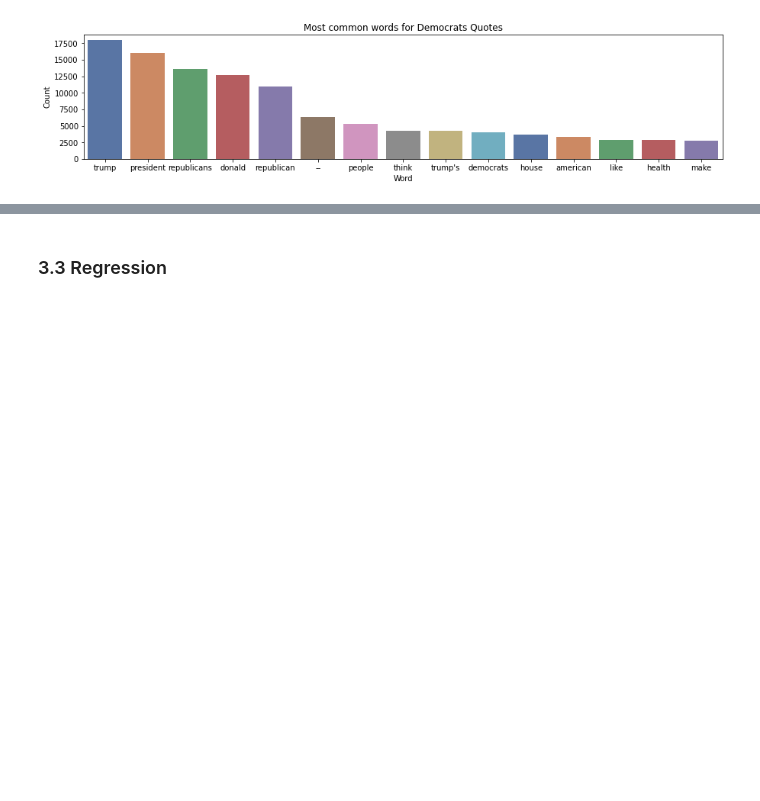
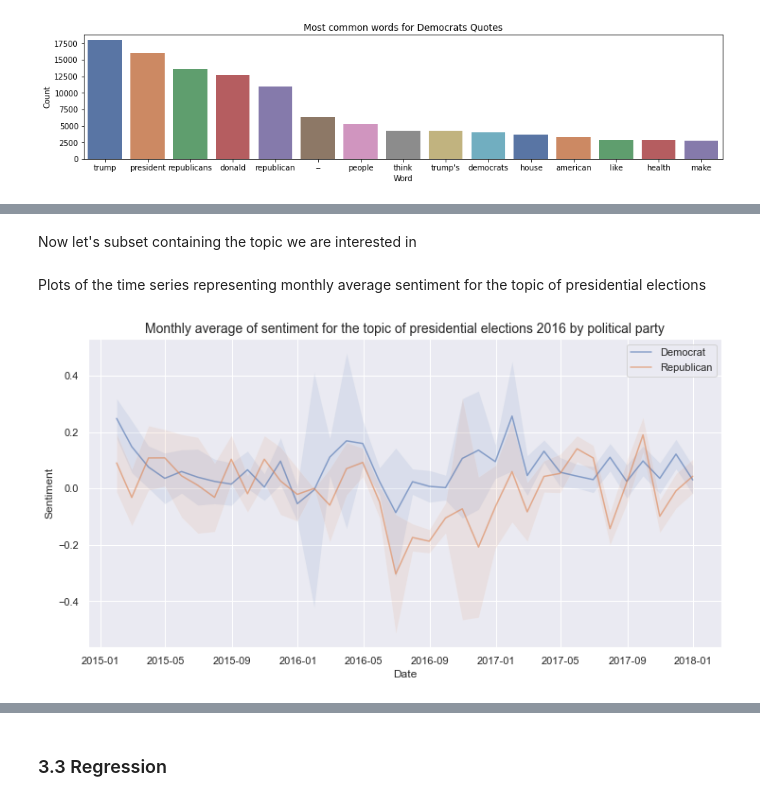
Before and after one commit to epfl-ada/ada-2021-project-apa, a Jupyter notebook: sentiment_eda.ipynb, the cells around one changed output, grey strips where cells are left out. Cells and saved outputs as stored; diff of their text form; code cells hidden in the pictures; blank space fills up the shorter version.

```diff
--- a/sentiment_eda.ipynb
+++ b/sentiment_eda.ipynb
@@ -400,0 +1032,49 @@ counter(df_dem, 'quotation_clean', 15, 'Democrats Quotes')
+# %% [markdown]
+Now let's subset containing the topic we are interested in
+# %%
+elec_2015 = dem_2015[dem_2015['max_topic'] == 2]
+elec_2016 = dem_2016[dem_2016['max_topic'] == 0]
+elec_2017 = dem_2017[dem_2017['max_topic'] == 0]
+elect_2019 = dem_2019[dem_2019['max_topic'] == 2]
+elect_2020 = dem_2020[dem_2020['max_topic'] == 1]
+elec_dem_2016 = elec_2015.append(elec_2016).append(elec_2017)
+elec_dem_2020 = elect_2019.append(elect_2020)
+
+relec_2015 = rep_2015[rep_2015['max_topic'] == 1]
+relec_2016 = rep_2016[rep_2016['max_topic'] == 1]
+relec_2017 = rep_2017[rep_2017['max_topic'] == 2]
+relect_2019 = rep_2019[rep_2019['max_topic'] == 1]
+relect_2020 = rep_2020[rep_2020['max_topic'] == 1]
+elec_rep_2016 = relec_2015.append(relec_2016).append(relec_2017)
+elec_rep_2020 = relect_2019.append(relect_2020)
+elec_rep_2016 = relec_2015.append(relec_2016).append(relec_2017)
+elec_rep_2020 = relect_2019.append(relect_2020)
+
+# Subsets containing the topic of elections
+total_elec_2016 = elec_dem_2016.append(elec_rep_2016)
+total_elec_2020 = elec_dem_2020.append(elec_rep_2020)
+# %% [markdown]
+Plots of the time series representing monthly average sentiment for the topic of presidential elections
+# %%
+total_elec_2016["date"] = pd.to_datetime(total_elec_2016["date"])
+g = pd.DataFrame(total_elec_2016.set_index("date").groupby([pd.Grouper(freq="M"), "parties"])["compound"].agg(['mean', 'count', 'std'])).reset_index("parties")
+g['ci95_hi'] = (g['mean'] + 1.95*g['std']/g['count']**0.5)
+g['ci95_lo'] = (g['mean'] - 1.95*g['std']/g['count']**0.5)
+g_0 = g[g["parties"] == 'Democrat']
+g_1 = g[g["parties"] == 'Republican']
+
+# Plot average score per month and party
+fig, ax = plt.subplots(figsize=(12, 6))
+ax.plot(g_0.index, g_0["mean"], label="Democrat", alpha=0.6)
+ax.fill_between(g_0.index, (g_0['ci95_lo']), (g_0['ci95_hi']), alpha=.1)
+ax.plot(g_1.index, g_1["mean"], label="Republican", alpha=0.6)
+ax.fill_between(g_1.index, (g_1['ci95_lo']), (g_1['ci95_hi']), alpha=.1)
+plt.title("Monthly average of sentiment for the topic of presidential elections 2016 by political party",   fontsize=14)
+plt.xlabel("Date")
+plt.ylabel("Sentiment")
+plt.legend()
+fname = f"./figures/elections_2016.png"
+plt.savefig(fname)
+plt.show()
+# %% [output]
+[figure, added]
```
Also changed, not shown: parts of 32 cells of this notebook, 1 other file.
